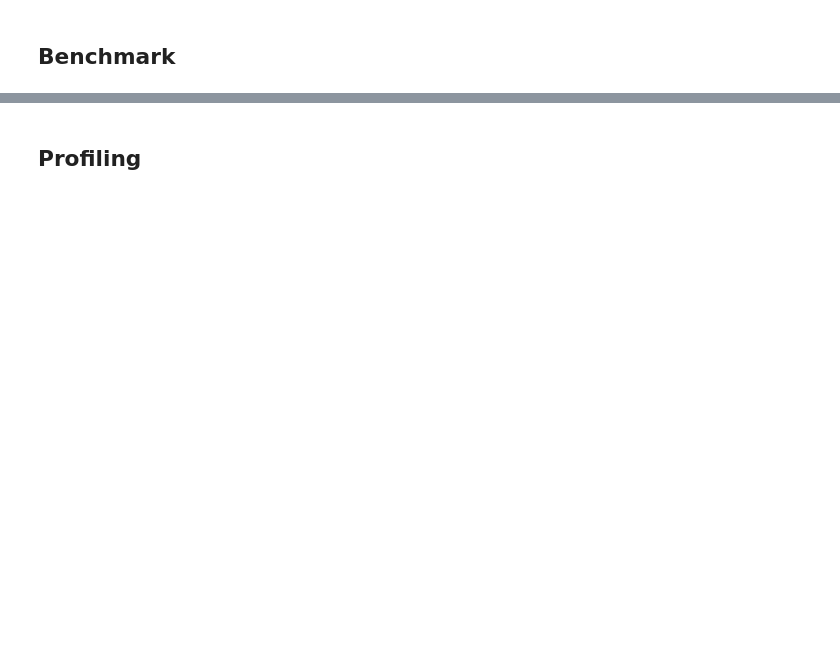
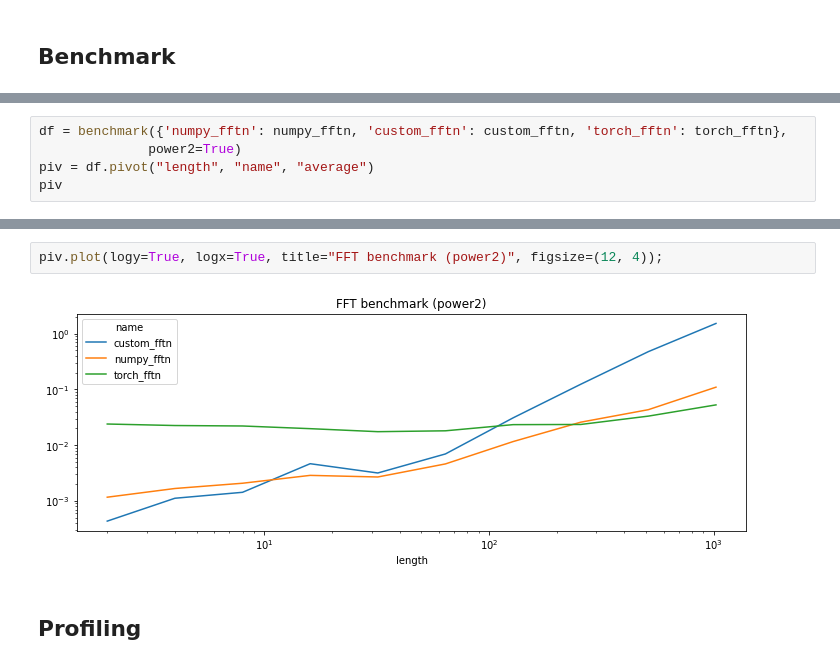
Before and after one commit to sdpython/mlprodict, a Jupyter notebook: _doc/notebooks/onnx_ffts.ipynb, the cells around one changed output, grey strips where cells are left out. Cells and saved outputs as stored; diff of their text form; blank space fills up the shorter version.

```diff
--- a/_doc/notebooks/onnx_ffts.ipynb
+++ b/_doc/notebooks/onnx_ffts.ipynb
@@ -231,0 +240,5 @@ piv.plot(logy=True, logx=True, title="FFT benchmark", figsize=(12, 4));
+# %%
+df = benchmark({'numpy_fftn': numpy_fftn, 'custom_fftn': custom_fftn, 'torch_fftn': torch_fftn},
+              power2=True)
+piv = df.pivot("length", "name", "average")
+piv
@@ -232,3 +258,7 @@ piv.plot(logy=True, logx=True, title="FFT benchmark", figsize=(12, 4));
+# %%
+piv.plot(logy=True, logx=True, title="FFT benchmark (power2)", figsize=(12, 4));
+# %% [output]
+[figure, added]
 # %% [markdown]
 ## Profiling
 # %%
```
Also changed, not shown: parts of 21 cells of this notebook.
